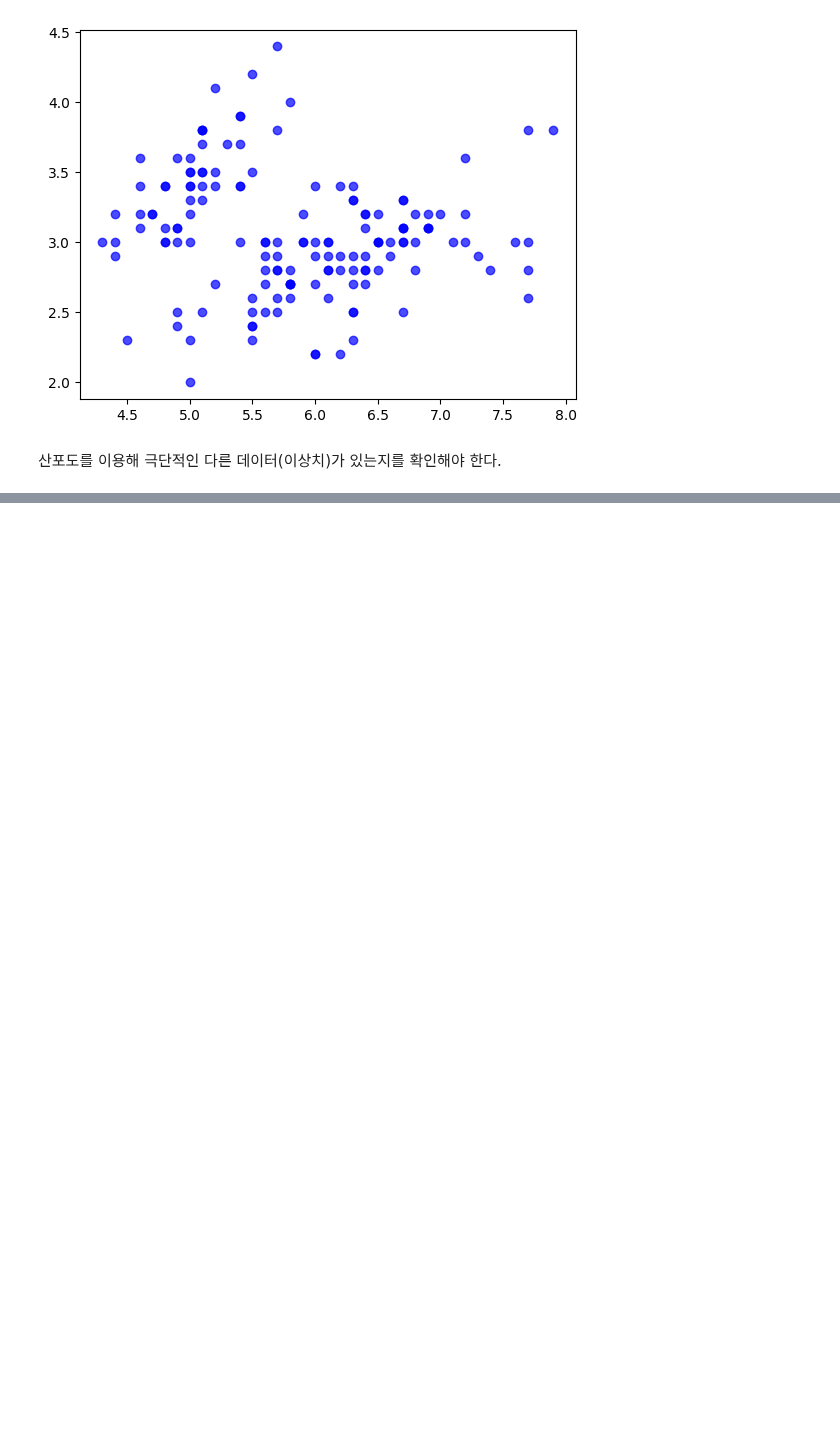
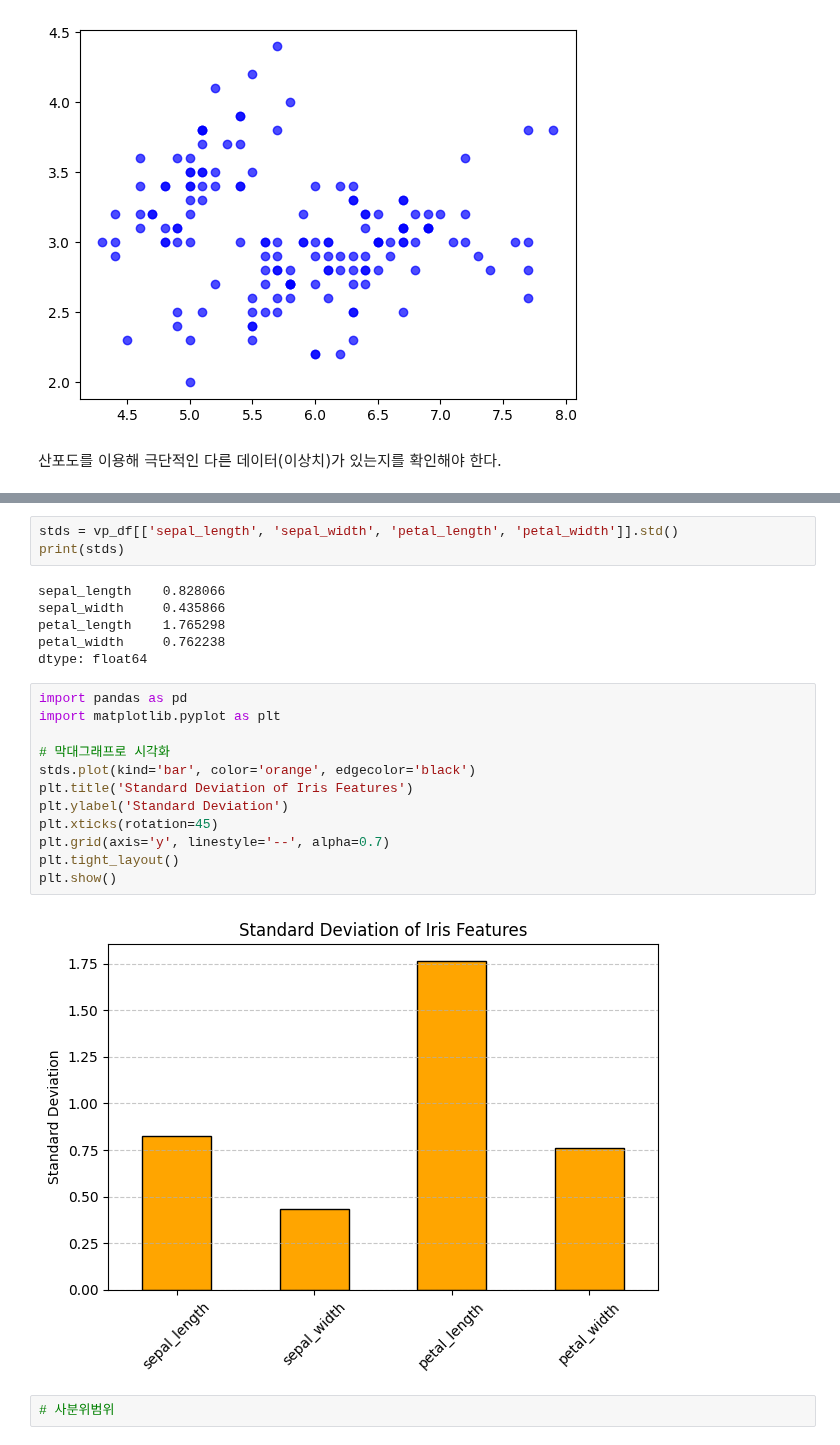
Before and after one commit to zdeik/hipython_rep, a Jupyter notebook: 21.기술통계.ipynb, the cells around one changed output, grey strips where cells are left out. Cells and saved outputs as stored; diff of their text form; blank space fills up the shorter version.

```diff
--- a/21.기술통계.ipynb
+++ b/21.기술통계.ipynb
@@ -119,0 +196,25 @@ plt.show()
+# %%
+stds = vp_df[['sepal_length', 'sepal_width', 'petal_length', 'petal_width']].std()
+print(stds)
+# %% [output]
+sepal_length    0.828066
+sepal_width     0.435866
+petal_length    1.765298
+petal_width     0.762238
+dtype: float64
+# %%
+import pandas as pd
+import matplotlib.pyplot as plt
+
+# 막대그래프로 시각화
+stds.plot(kind='bar', color='orange', edgecolor='black')
+plt.title('Standard Deviation of Iris Features')
+plt.ylabel('Standard Deviation')
+plt.xticks(rotation=45)
+plt.grid(axis='y', linestyle='--', alpha=0.7)
+plt.tight_layout()
+plt.show()
+# %% [output]
+[figure, added]
+# %%
+# 사분위범위
```
Also changed, not shown: parts of 33 cells of this notebook, 2 other files.
